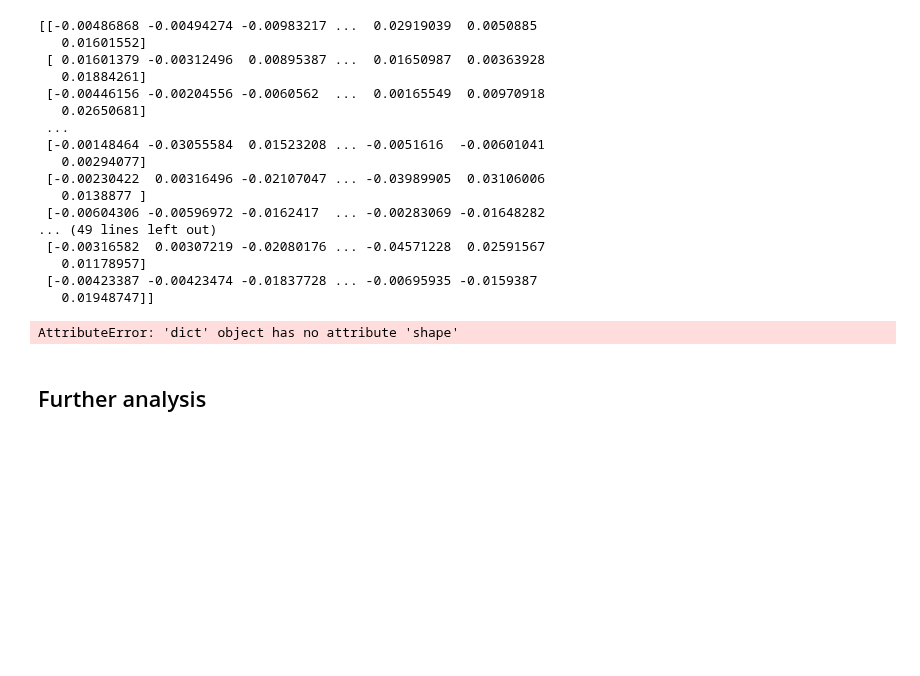
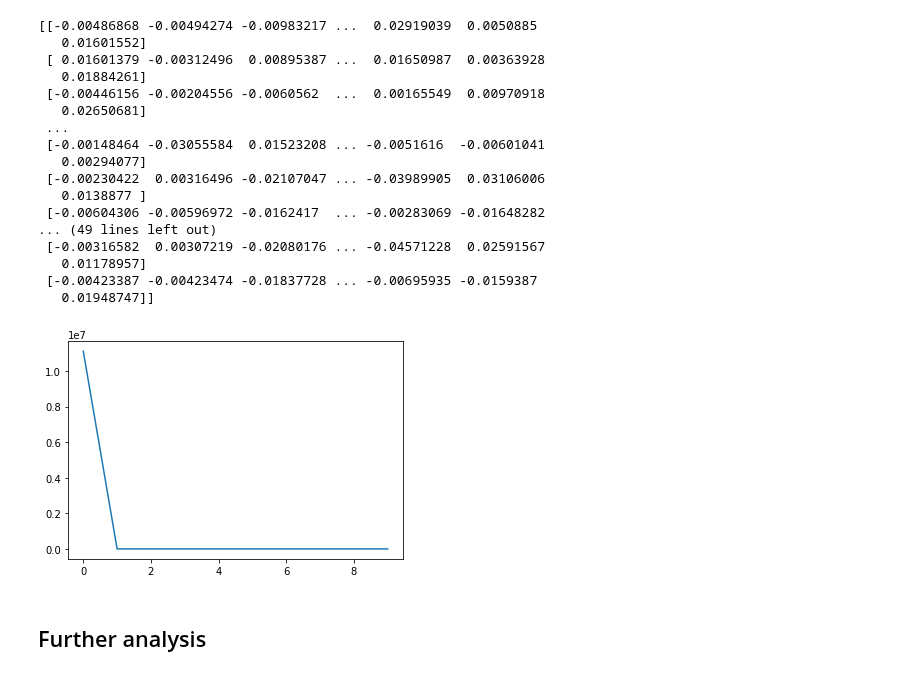
Before and after one commit to elucherini/t-recs, a Jupyter notebook: examples/basic-example.ipynb, the cells around one changed output. Saved outputs shown, nothing was run; the diff lists cells and outputs as text; code cells hidden in the pictures; blank space fills up the shorter version.

```diff
--- a/Debug & Visualize.ipynb
+++ b/examples/basic-example.ipynb
@@ -174,10 +173,11 @@ filtering.run(timesteps=5, train_between_steps=True)
 # %%
 # Check results again
 meas = filtering.get_measurements()
-plt.plot(np.arange(meas.shape[0]), meas['Homogeneity'])
+#plt.plot(np.arange(meas.shape[0]), meas['Homogeneity'])
+#plt.show()
+plt.plot(meas['Timesteps'], meas['MSE'])
 plt.show()
-plt.plot(np.arange(meas.shape[0]), meas['MSE'])
 # %% [output]
-AttributeError: 'dict' object has no attribute 'shape'
+[figure, added]
 # %% [markdown]
 ## Further analysis
```
Also changed, not shown: parts of 1 cell of this notebook, 1 other file.
